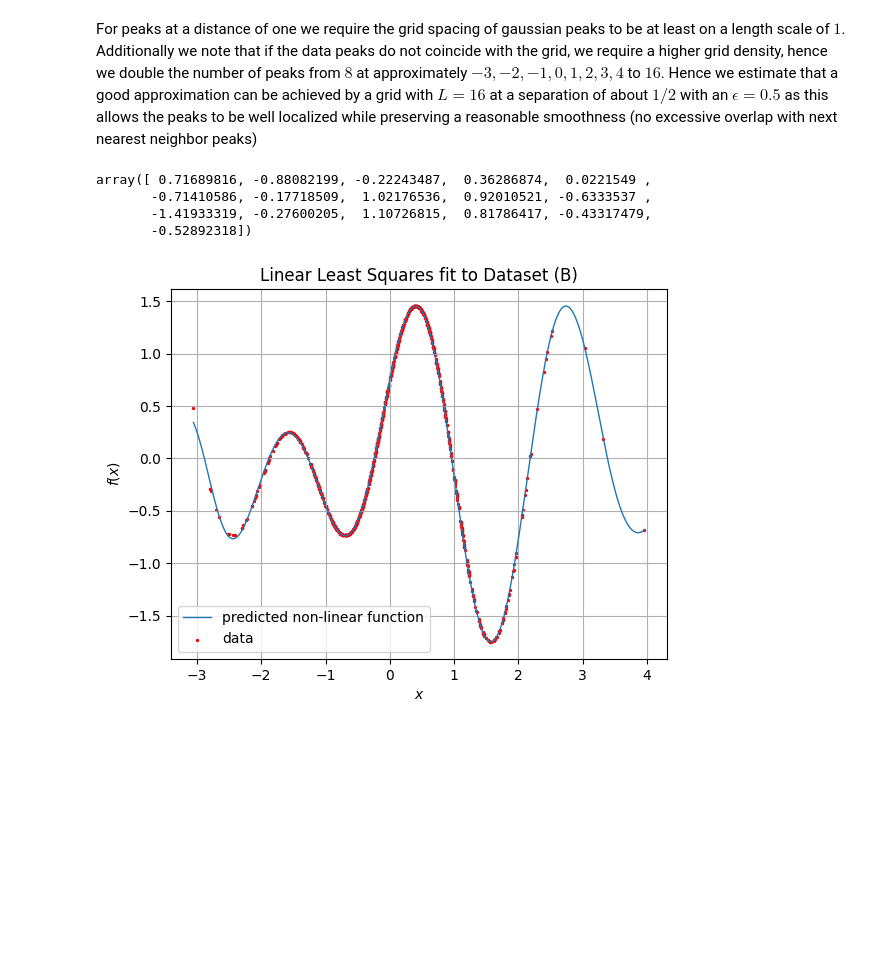
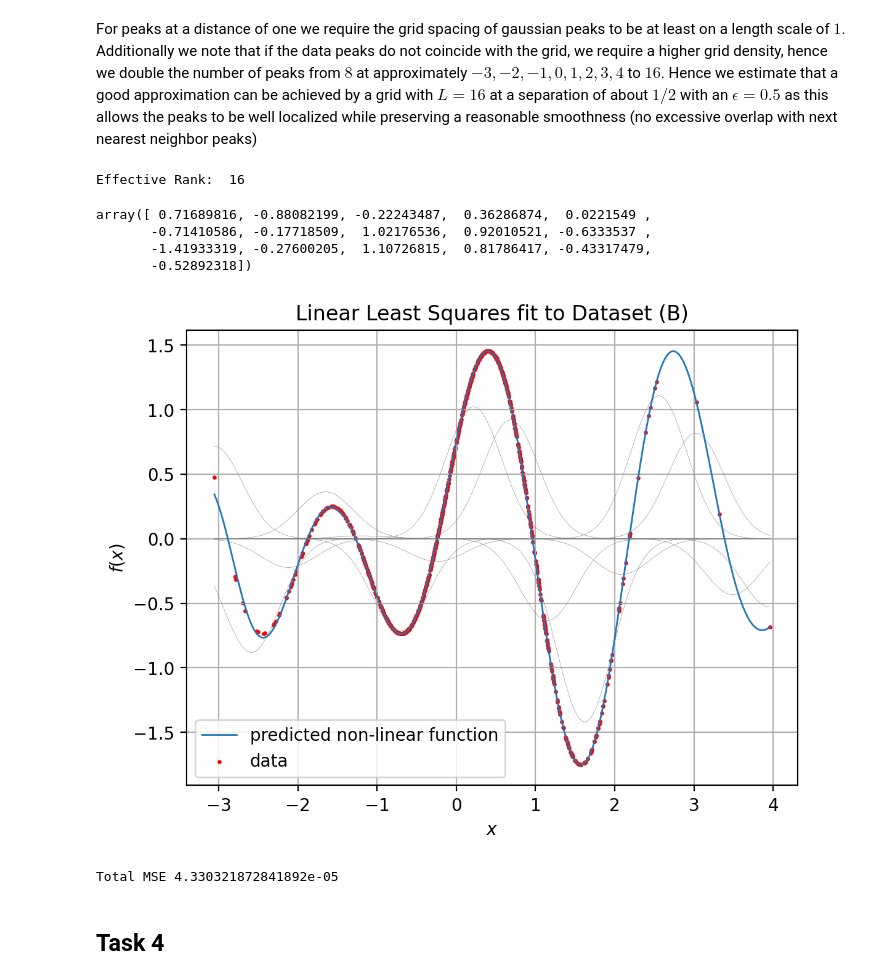
Before and after one commit to Erfan-Mashayekh/MLCMS, a Jupyter notebook: Exercise5/Ex5.ipynb, the cells around one changed output. Saved outputs shown, nothing was run; the diff lists cells and outputs as text; code cells hidden in the pictures; blank space fills up the shorter version.

```diff
--- a/Exercise5/Ex5.ipynb
+++ b/Exercise5/Ex5.ipynb
@@ -7,6 +7,9 @@ import matplotlib.pyplot as plt
 from utils import *
 
 DATA_PATH = "./data/"
+FIGURE_PATH = "figures/"
+
+plt.rcParams['figure.dpi'] = 200
 
 %load_ext autoreload
 %autoreload 2
@@ -76,21 +85,36 @@ Hence we estimate that a good approximation can be achieved by a grid with $L =
 EPSILON = 0.5
 L = 16
 GRID_b = np.linspace(X_b.min(), X_b.max(), L)
-R_COND = 1e-9
+R_COND = 1e-2
 # %%
 coefficients = radial_basis_lst_sqr_approx(X_b, F_b, GRID_b, EPSILON, R_COND)
 coefficients
 # %% [output]
-array([ 0.71689816, -0.88082199, -0.22243487,  0.36286874,  0.0221549 ,
-       -0.71410586, -0.17718509,  1.02176536,  0.92010521, -0.6333537 ,
-       -1.41933319, -0.27600205,  1.10726815,  0.81786417, -0.43317479,
-       -0.52892318])
+Effective Rank:  16
+array([ 0.71689816, -0.88082199, -0.22243487,  0.36286874,  0.0221549 ,
+       -0.71410586, -0.17718509,  1.02176536,  0.92010521, -0.6333537 ,
+       -1.41933319, -0.27600205,  1.10726815,  0.81786417, -0.43317479,
+       -0.52892318])
 # %%
 X_plot = np.linspace(X_b.min(), X_b.max(), 1000)
 phi_plot = radial_basis(X_plot, GRID_b, epsilon=EPSILON)
 
+# plot contribution from individual basis vectors
+for i, c in enumerate(coefficients):
+    c_i = np.zeros(L)
+    c_i[i] = c
+    plt.plot(X_plot, phi_plot @ c_i.T, linewidth=0.2, color="grey")
+
 plt.title("Linear Least Squares fit to Dataset (B)")
 plt.plot(X_plot, phi_plot @ coefficients.T, linewidth=1, label="predicted non-linear function")
 basic_data_plot_task1(X_b, F_b)
+plt.savefig(FIGURE_PATH + "T1_non-linear_radial.png", bbox_inches='tight')
 # %% [output]
-[figure, old version]
+[figure, new version]
+# %%
+N = 1000
+print("Total MSE", np.linalg.norm(F_b - radial_basis(X_b, GRID_b, EPSILON) @ coefficients.T)**2 / N)
+# %% [output]
+Total MSE 4.330321872841892e-05
+# %% [markdown]
+## Task 4
```
Also changed, not shown: parts of 7 cells of this notebook, 2 other files.
